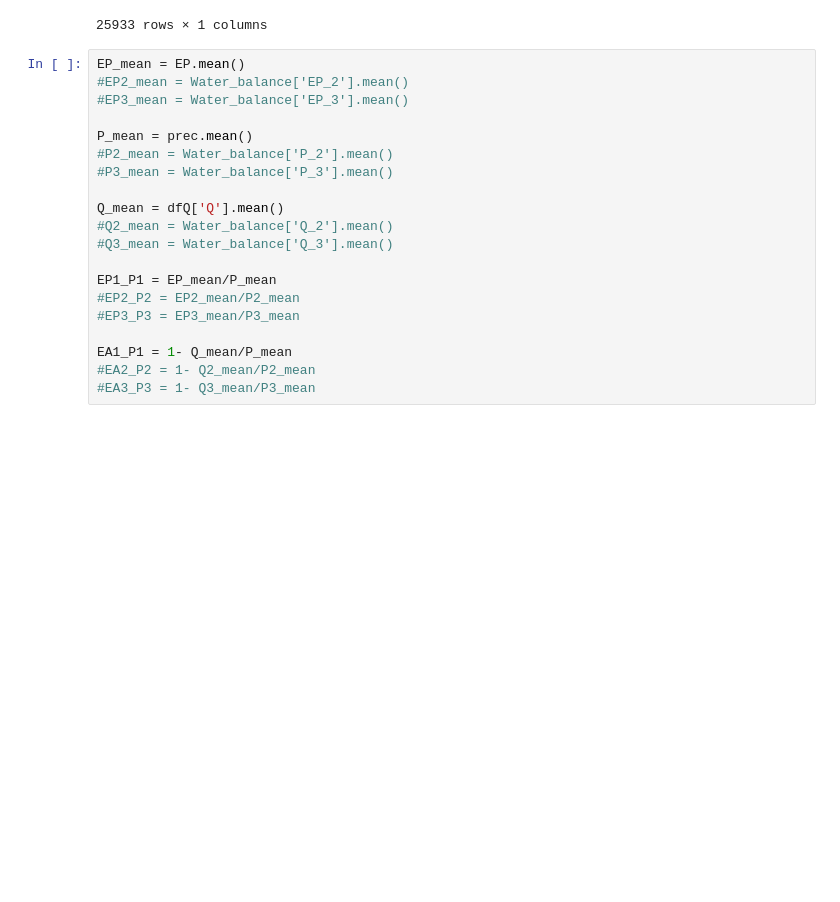
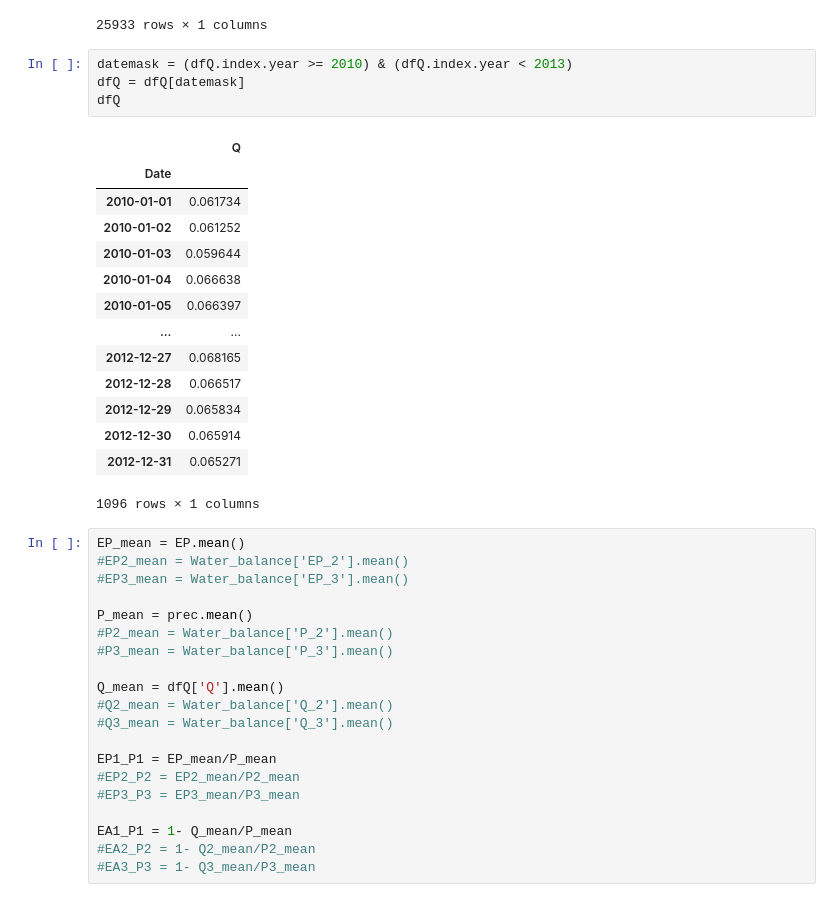
Before and after one commit to mmarrocolo/JUCARbasin, a Jupyter notebook: Exercise 1 Processes/Water Balance 2.ipynb, the cells around one changed output. Cells and saved outputs as stored; diff of their text form; blank space fills up the shorter version.

```diff
--- a/Exercise 1 Processes/Water Balance 2.ipynb
+++ b/Exercise 1 Processes/Water Balance 2.ipynb
@@ -86,6 +86,25 @@ dfQ
 | 2017-09-29 | 0.045135 |
 | 2017-09-30 | 0.042965 |
 25933 rows × 1 columns
+# %%
+datemask = (dfQ.index.year >= 2010) & (dfQ.index.year < 2013)
+dfQ = dfQ[datemask]
+dfQ
+# %% [output]
+|  | Q |
+| Date |  |
+| 2010-01-01 | 0.061734 |
+| 2010-01-02 | 0.061252 |
+| 2010-01-03 | 0.059644 |
+| 2010-01-04 | 0.066638 |
+| 2010-01-05 | 0.066397 |
+| ... | ... |
+| 2012-12-27 | 0.068165 |
+| 2012-12-28 | 0.066517 |
+| 2012-12-29 | 0.065834 |
+| 2012-12-30 | 0.065914 |
+| 2012-12-31 | 0.065271 |
+1096 rows × 1 columns
 # %%
 EP_mean = EP.mean()
 #EP2_mean = Water_balance['EP_2'].mean()
```
Also changed, not shown: parts of 4 cells of this notebook, 1 other file.
